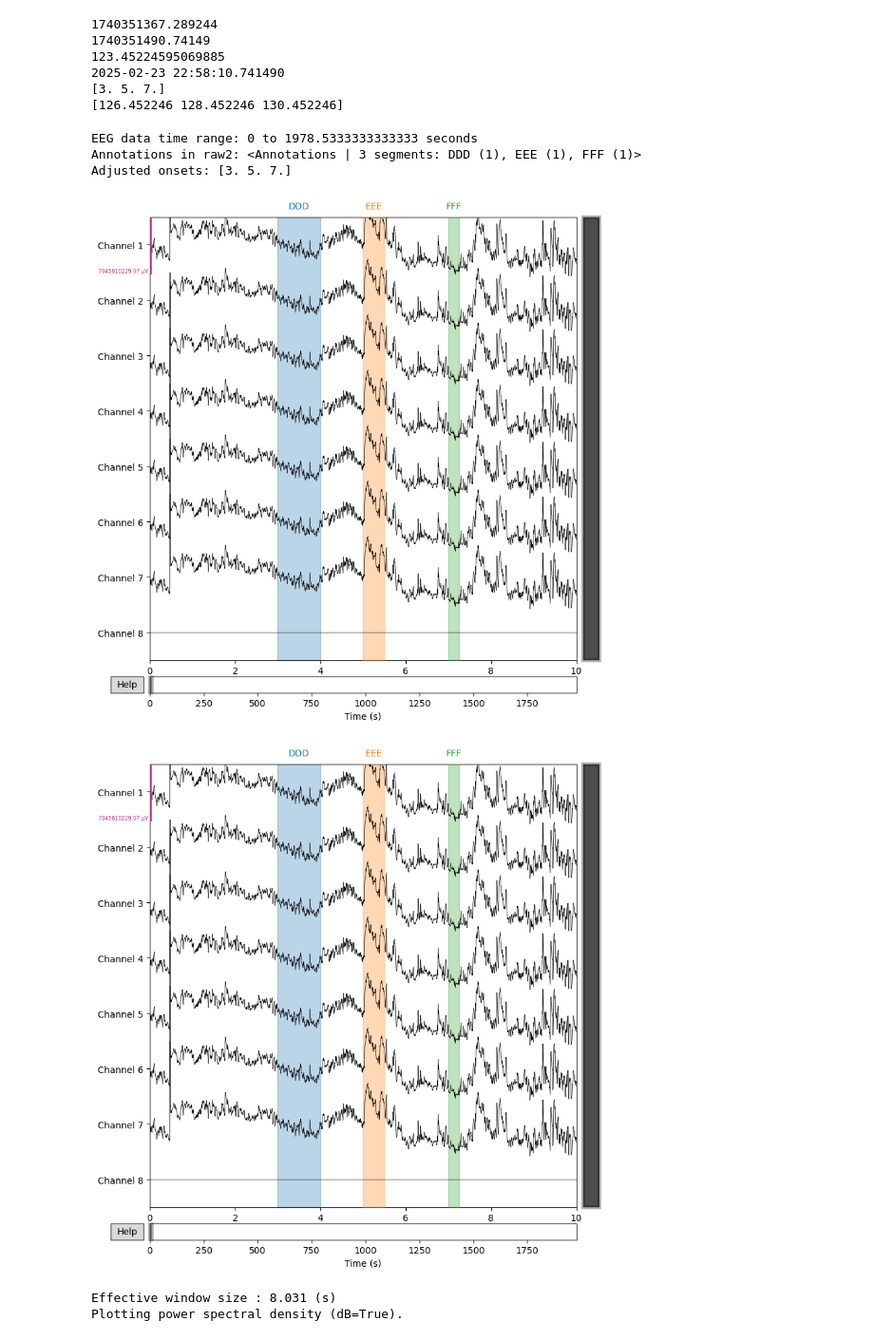
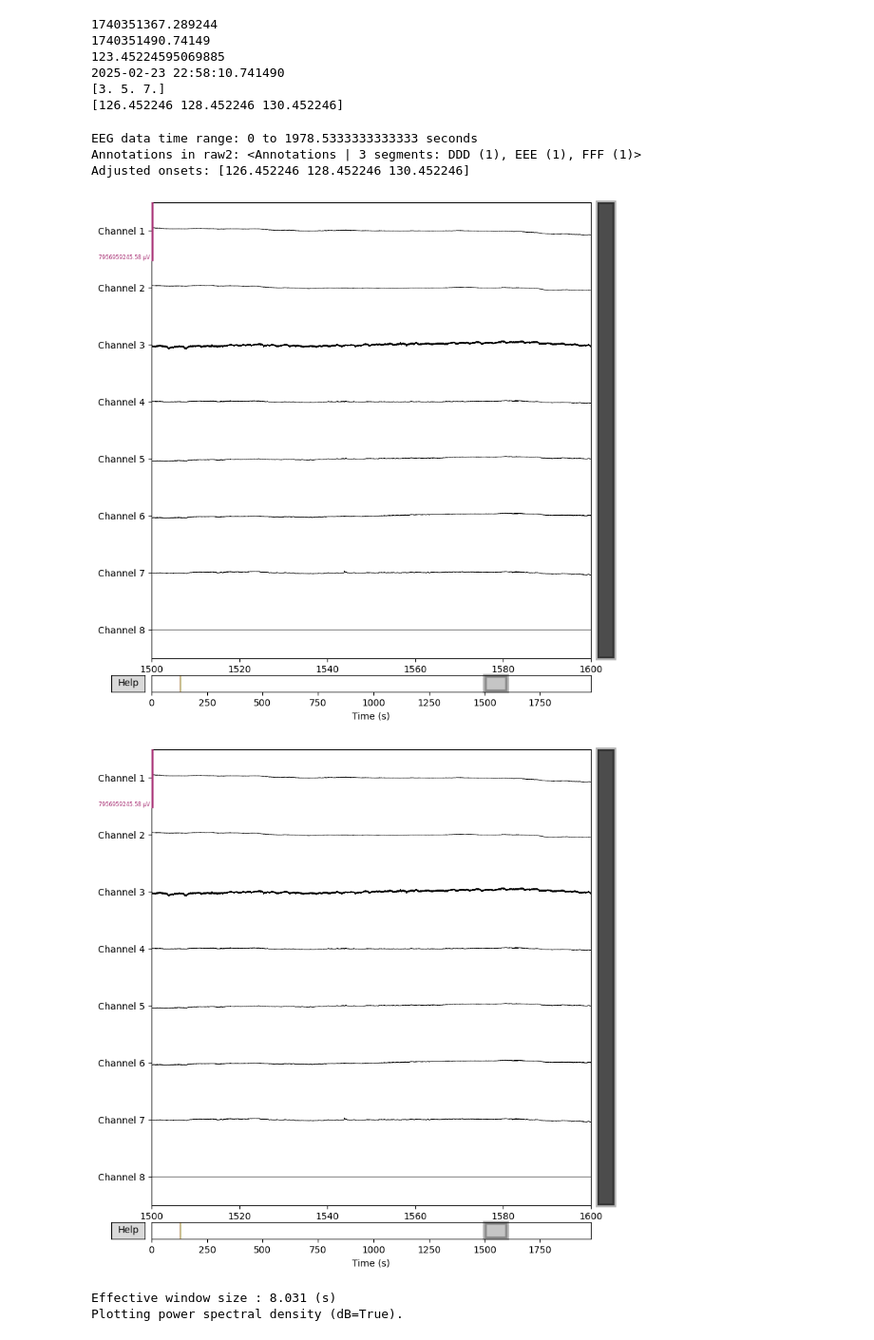
Before and after one commit to Neurotech-Davis/NeuroLingo, a Jupyter notebook: pre_processing/Aaron's_EEG_preprocess.ipynb, the cells around one changed output. Shown at 95% size. Drawn from its saved outputs; the diff is of its cells as text; code cells hidden in the pictures.

Commit message:
more annotation work

```diff
--- a/pre_processing/Aaron's_EEG_preprocess.ipynb
+++ b/pre_processing/Aaron's_EEG_preprocess.ipynb
@@ -97,7 +112,7 @@ def psychopy_to_unix(psychopy_time):
     format_string = "%Y-%m-%d %Hh%M.%S.%f %z"
 
     # Parse the custom timestamp into a datetime object
-    parsed_timestamp = datetime.strptime(custom_timestamp, format_string)
+    parsed_timestamp = datetime.strptime(psychopy_time, format_string)
 
     # Convert the datetime object to a Unix timestamp (floating-point for microseconds)
     unix_timestamp = parsed_timestamp.timestamp()
@@ -113,13 +128,11 @@ psyhcopy_file_path_csv = '../raw_PsychoPy_data/123_finaltest_2025-02-23_14h57.40
 psychopy_df = pd.read_csv(psyhcopy_file_path_csv, delimiter=',', skiprows=0, header=0)
 
 #create a new column for the unix time of psychopy stimuli
-psychopy_df["unix_time"] = psychopy_df["expStart"].apply(time_conversion)
+psychopy_df = psychopy_df.dropna(subset=["expStart"])
+psychopy_df["expStart"] = psychopy_df["expStart"].astype(str)
+psychopy_df["unix_time"] = psychopy_df["expStart"].apply(psychopy_to_unix)
 
 psychopy_df.head()
-
-#annotations
-# raw.annotations.rename(dict(T1="hands", T2="feet"))  #if ID = T1 rename to hands, do the same for feet. just makes it easier to read
-# raw.set_eeg_reference(projection=True)  #dont worry
 # %% [output]
 |  | symbols | amharic_set1 | words_set1 | amharic_set2 | words_set2 | amharic_set3 | words_set3 | amharic_set4 | ... |
 | 0 | NaN | NaN | NaN | NaN | NaN | NaN | NaN | NaN | ... |
@@ -146,17 +191,12 @@ new_orig_time = (meas_date + timedelta(seconds=buffer)).strftime(time_format)
 print(new_orig_time)
 
 later_annot = mne.Annotations(
-    onset=[3, 5, 7],                    #onset, in seconds, when stimuli was shown
+    onset=[3.0, 5, 7],                    #onset, in seconds, when stimuli was shown
     duration=[1, 0.5, 0.25],            #how long they lasted
     description=["DDD", "EEE", "FFF"],  #names for the stimuli
     orig_time=new_orig_time,            #syncing psychopy start time and openbci start time
 )
 
-#TO DO
-# make a list of onsets
-# list of durations
-# tags for all of them
-
 raw2 = raw.copy().set_annotations(later_annot)
 print(later_annot.onset)
 print(raw2.annotations.onset)
@@ -170,15 +210,15 @@ print(raw2.annotations.onset)
 # %%
 #debugging
 print("EEG data time range: 0 to", raw.times[-1], "seconds")  #how long the experiment was in seconds
 print("Annotations in raw2:", raw2.annotations)               #list of the annotations
 print("Adjusted onsets:", raw2.annotations.onset)             #the adjusted onsets
-raw2.plot(start=0, duration=10, scalings='auto', block=True)  # Adjust start and duration as needed
+raw2.plot(start=1500, duration=100, scalings='auto', block=True)  # Adjust start and duration as needed
 # %% [output]
 EEG data time range: 0 to 1978.5333333333333 seconds
 Annotations in raw2: <Annotations | 3 segments: DDD (1), EEE (1), FFF (1)>
-Adjusted onsets: [3. 5. 7.]
+Adjusted onsets: [126.452246 128.452246 130.452246]
-[figure, old version]
+[figure, new version]
-[figure, old version]
+[figure, new version]
 # %%
 ### Step 2. Filtering ####
 raw.compute_psd(fmin=0,fmax=50).plot()  #plot before filtering
```
Also changed, not shown: parts of 3 cells of this notebook.
